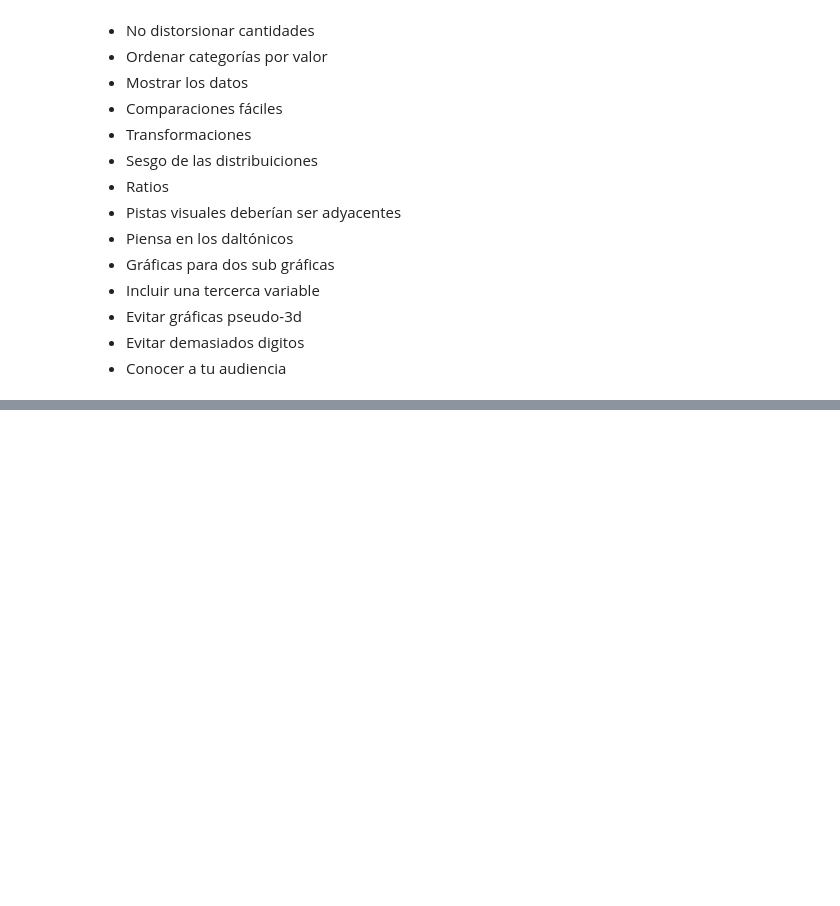
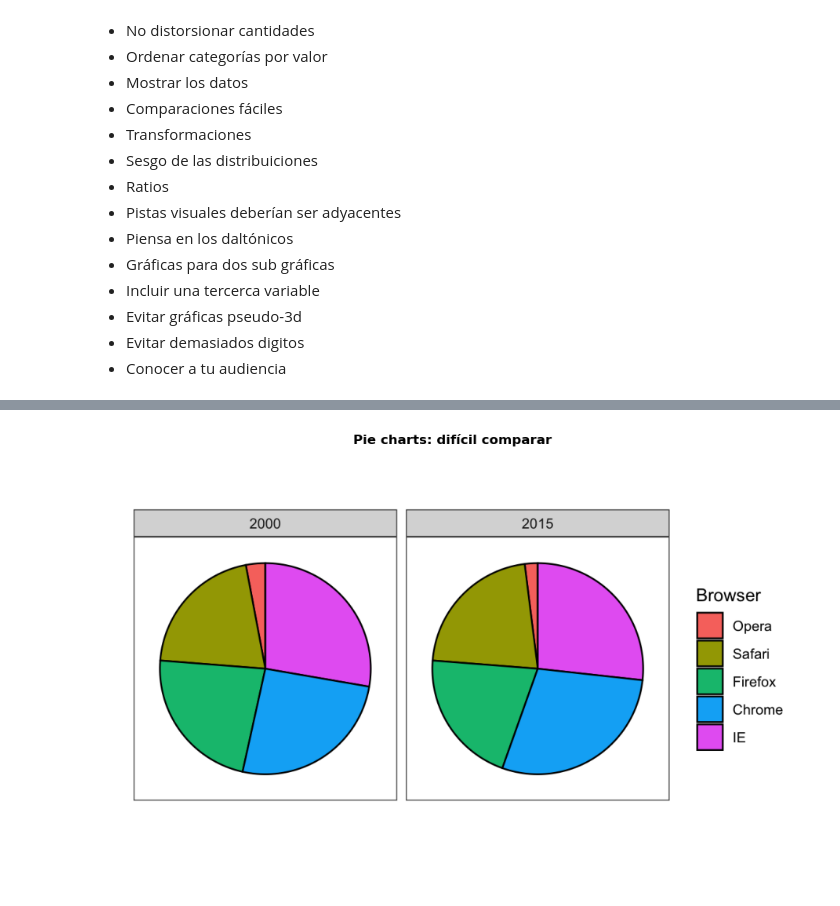
Before and after one commit to Villiem/lab_cdd, a Jupyter notebook: notebooks/visualizacion.ipynb, the cells around one changed output, grey strips where cells are left out. Saved outputs shown, nothing was run; the diff lists cells and outputs as text; code cells hidden in the pictures; blank space fills up the shorter version.

```diff
--- a/notebooks/visualizacion.ipynb
+++ b/notebooks/visualizacion.ipynb
@@ -60,0 +60,23 @@ ModuleNotFoundError: pa.Table requires 'pyarrow' module to be installed
+# %%
+from pathlib import Path
+from PIL import Image
+IMG_DIR = Path('img')
+def show_image(name, title=None, figsize=(10, 6)):
+    """Muestra una imagen descargada."""
+    for ext in ['.png', '.jpg']:
+        path = IMG_DIR / f"{name}{ext}"
+        if path.exists():
+            img = Image.open(path)
+            plt.figure(figsize=figsize)
+            plt.imshow(img)
+            plt.axis('off')
+            if title:
+                plt.title(title, fontsize=12, fontweight='bold')
+            plt.tight_layout()
+            plt.show()
+            return
+    print(f"Imagen '{name}' no encontrada")
+# %%
+show_image('piechart', 'Pie charts: difícil comparar')
+# %% [output]
+[figure, added]
```
Also changed, not shown: parts of 32 cells of this notebook.
